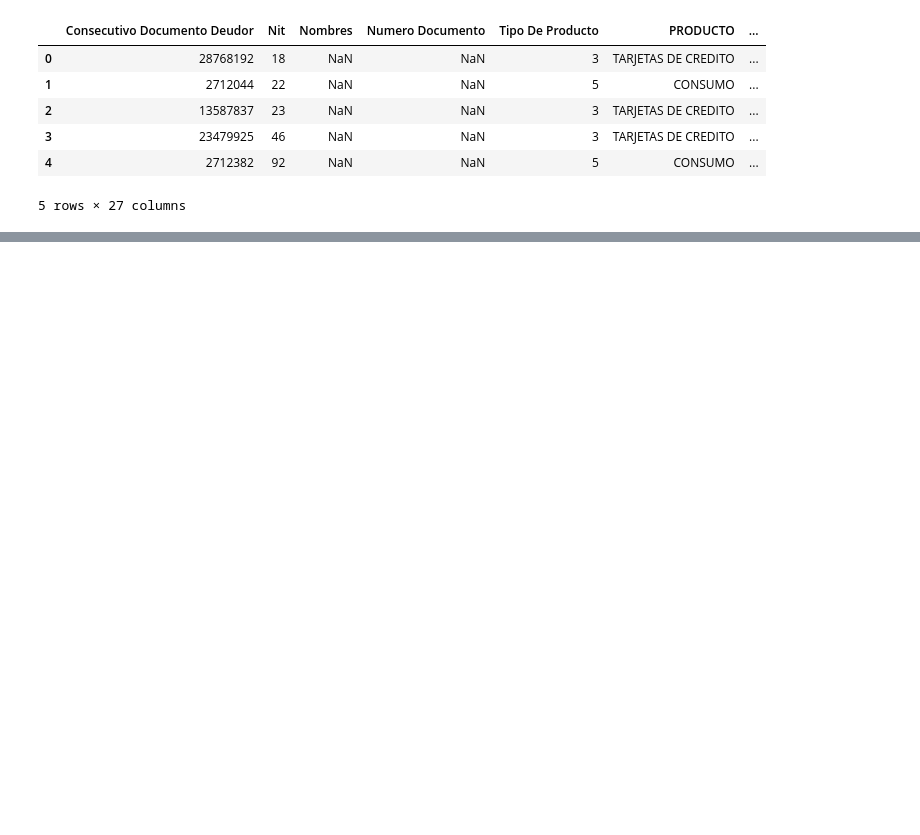
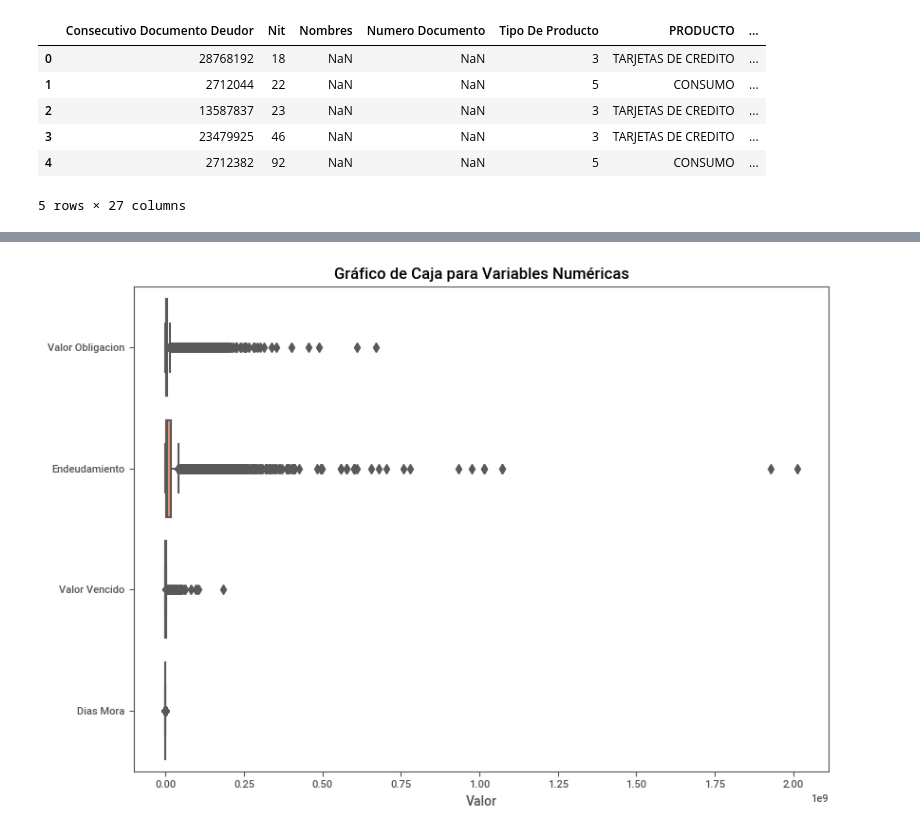
Before and after one commit to CarlosBaez11/RetoTecnologico-Eafit, a Jupyter notebook: Copia_de_ProyectoTecnologico.ipynb, the cells around one changed output, grey strips where cells are left out. Saved outputs shown, nothing was run; the diff lists cells and outputs as text; code cells hidden in the pictures; blank space fills up the shorter version.

```diff
--- a/Copia_de_ProyectoTecnologico.ipynb
+++ b/Copia_de_ProyectoTecnologico.ipynb
@@ -82,0 +211,3 @@ data["Fecha De Perfeccionamiento"]=data["Fecha De Perfeccionamiento"].dt.month
+# %%
+V_num=data[['Valor Obligacion','Endeudamiento','Valor Vencido','Dias Mora']]
+V_num
@@ -82,0 +237,15 @@ data["Fecha De Perfeccionamiento"]=data["Fecha De Perfeccionamiento"].dt.month
+# %%
+plt.figure(figsize=(16, 6))  # Ajusta el tamaño de la figura
+
+# Gráfico de caja
+plt.subplot(1, 2, 1)  # Subplot 1 de 2 columnas
+sns.boxplot(data=V_num, orient="h", palette="Set2")
+plt.title("Gráfico de Caja para Variables Numéricas")
+plt.xlabel("Valor")
+
+
+
+plt.tight_layout()
+plt.show()
+# %% [output]
+[figure, added]
```
Also changed, not shown: parts of 49 cells of this notebook.
